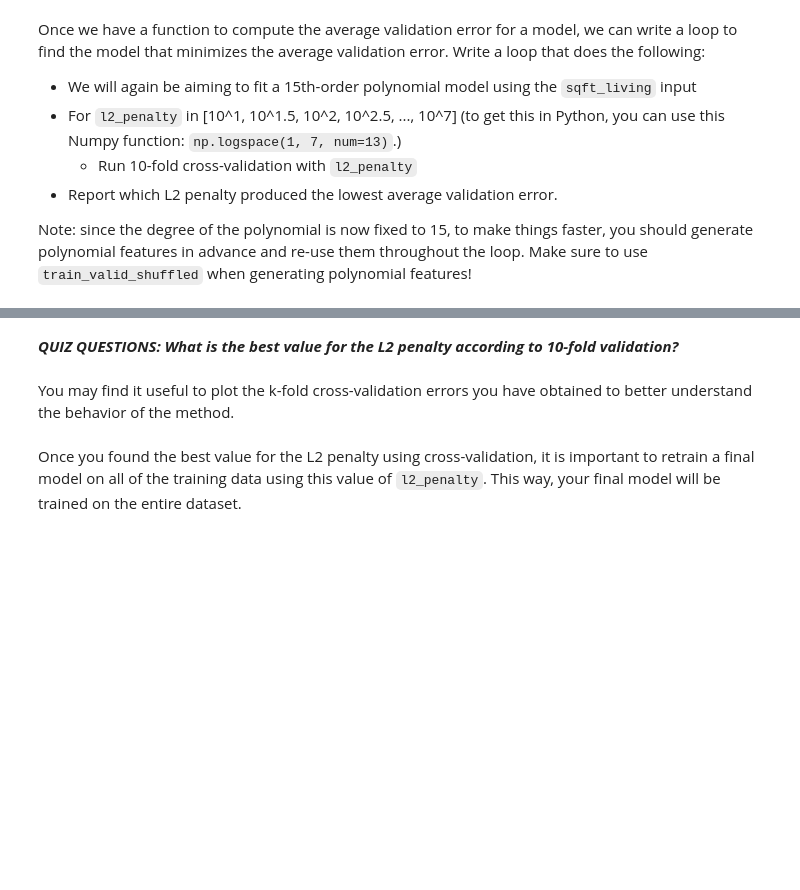
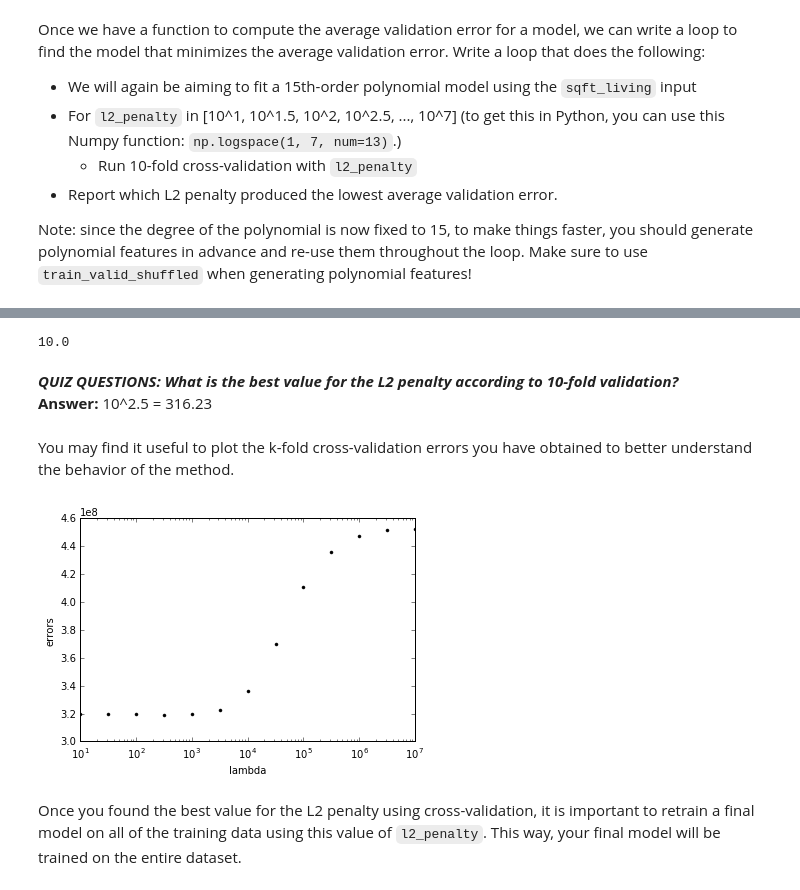
Before and after one commit to Hlo415/coursera-ml-regression, a Jupyter notebook: w4/week-4-ridge-regression-assignment-1-blank.ipynb, the cells around one changed output, grey strips where cells are left out. Cells and saved outputs as stored; diff of their text form; code cells hidden in the pictures; blank space fills up the shorter version.

```diff
--- a/w4/week-4-ridge-regression-assignment-1-blank.ipynb
+++ b/w4/week-4-ridge-regression-assignment-1-blank.ipynb
@@ -294,3 +538,22 @@ def k_fold_cross_validation(k, l2_penalty, data, output_name, features_list):
+# %%
+import numpy
+def k_fold_cross_validation(k, l2_penalty, data, output_name, features_list):
+    errors = []
+    for i in range(1, k+1):
+        # Validation data
+        start_end = get_start_end(data, k, i)
+        validation = get_slices(data, start_end[0], start_end[1])
+
+        # Train data
+        train = get_remainder(data, k, i)
+
+        # Train linear regression model
+        model = graphlab.linear_regression.create(data, target=output_name,features=features_list, l2_penalty=l2_penalty, validation_set=None)
+        predictions = model.predict(validation)
+        error = predictions - validation['price']
+        rss = (error*error).sum()
+        errors.append(rss)
+    return numpy.mean(errors)
 # %% [markdown]
 Once we have a function to compute the average validation error for a model, we can write a loop to find the model that minimizes the average validation error. Write a loop that does the following:
 * We will again be aiming to fit a 15th-order polynomial model using the `sqft_living` input
@@ -299,3 +562,12 @@ Once we have a function to compute the average validation error for a model, we
 * Report which L2 penalty produced the lowest average validation error.
 
 Note: since the degree of the polynomial is now fixed to 15, to make things faster, you should generate polynomial features in advance and re-use them throughout the loop. Make sure to use `train_valid_shuffled` when generating polynomial features!
+# %%
+data = polynomial_sframe(train_valid_shuffled['sqft_living'], 15)
+features = data.column_names()
+data['price'] = train_valid_shuffled['price']
+# %%
+l2_penalties = numpy.logspace(1, 7, num=13)
+l2_errors = {}
+for penalty in l2_penalties:
+    l2_errors[penalty] = k_fold_cross_validation(10, penalty, data, 'price', features)
@@ -302,9 +612,24 @@ Note: since the degree of the polynomial is now fixed to 15, to make things fast
+# %%
+min(l2_errors, key=l2_errors.get)
+# %% [output]
+10.0
 # %% [markdown]
 ***QUIZ QUESTIONS:  What is the best value for the L2 penalty according to 10-fold validation?***
+**Answer:** 10^2.5 = 316.23
 # %% [markdown]
 You may find it useful to plot the k-fold cross-validation errors you have obtained to better understand the behavior of the method.
+# %%
+lambdas = l2_errors.keys()
+errors = l2_errors.values()
 # %%
 # Plot the l2_penalty values in the x axis and the cross-validation error in the y axis.
 # Using plt.xscale('log') will make your plot more intuitive.
+plt.figure()
+plt.plot(lambdas,errors,'k.')
+plt.xlabel('lambda')
+plt.ylabel('errors')
+plt.xscale('log')
+# %% [output]
+[figure, added]
 # %% [markdown]
 Once you found the best value for the L2 penalty using cross-validation, it is important to retrain a final model on all of the training data using this value of `l2_penalty`.  This way, your final model will be trained on the entire dataset.
```
Also changed, not shown: parts of 33 cells of this notebook.
